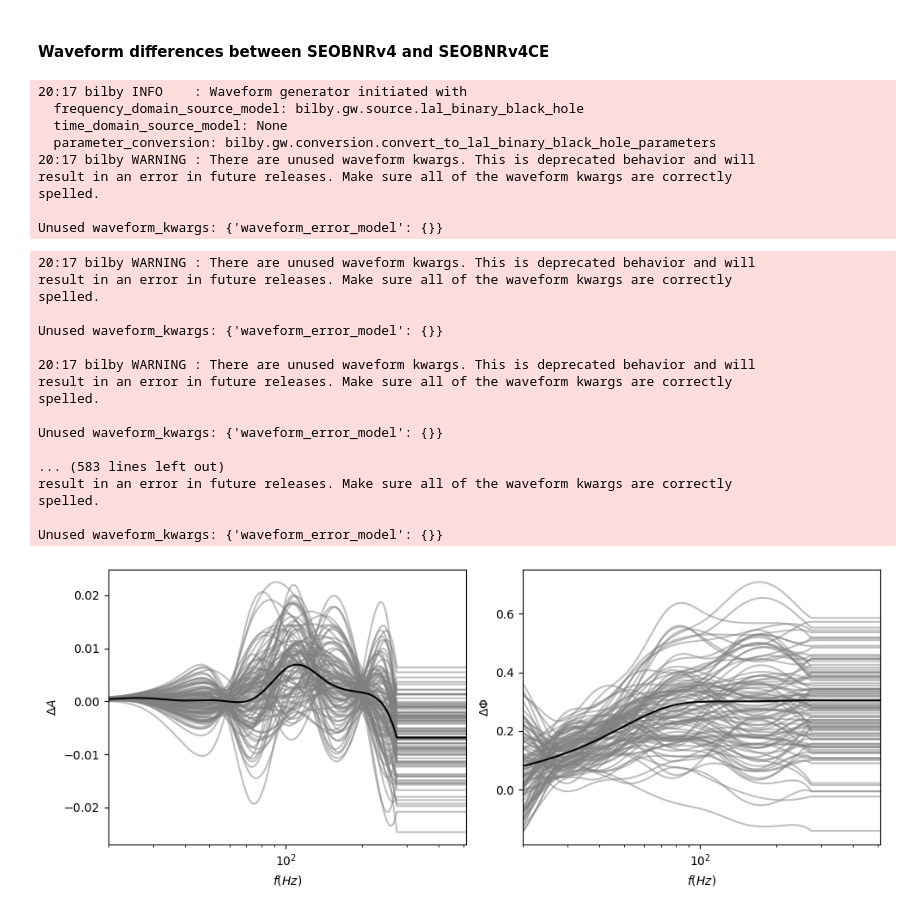
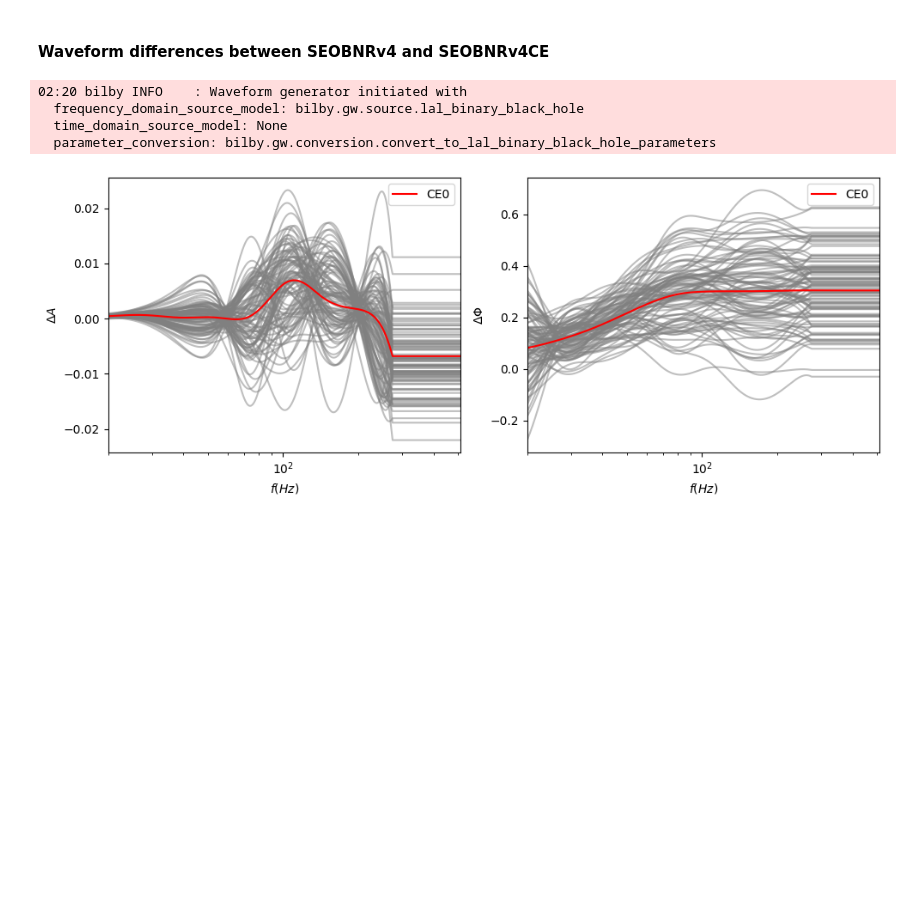
Before and after one commit to riteshbachhar/SEOBNRv4CE, a Jupyter notebook: tutorial/SEOBNRv4CE.ipynb, the cells around one changed output. Saved outputs shown, nothing was run; the diff lists cells and outputs as text; code cells hidden in the pictures; blank space fills up the shorter version.

```diff
--- a/tutorial/SEOBNRv4CE.ipynb
+++ b/tutorial/SEOBNRv4CE.ipynb
@@ -28,6 +25,6 @@ from scripts.bilby_analyze_injection import setup_waveform_generator_standard
 # %%
 # Helper functions
-def draw_seobnrv4ce_wrapper(frequency_array, injection_parameters, eps=None, zero=False):
+def draw_seobnrv4ce_wrapper(frequency_array, injection_parameters, eps=None, zero=False, **waveform_arguments):
     """
     Generates a gravitational waveform using the SEOBNRv4CE model with optional uncertainty parameters.
 
@@ -91,16 +88,13 @@ reference_frequency = minimum_frequency
 waveform_approximant = 'SEOBNRv4_ROM'
 waveform_arguments = dict(waveform_approximant=waveform_approximant,
     reference_frequency=reference_frequency, minimum_frequency=minimum_frequency)
-wferr = seobnrv4ce.WaveformUncertaintyInterpolation()
-wferr.load_interpolation(gpr_model_data_path)
-waveform_arguments['waveform_error_model'] = wferr
 # %% [markdown]
 #### Waveform examples from SEOBNRv4CE model
 # %%
 frequency_array = np.linspace(0, 512.0, 5000)
 
 for _ in range(5):
-    h_CE = draw_seobnrv4ce_wrapper(frequency_array, injection_parameters, zero=False)
+    h_CE = draw_seobnrv4ce_wrapper(frequency_array, injection_parameters, zero=False, **waveform_arguments)
     plt.semilogx(frequency_array, np.real(h_CE));
 
 plt.xlim([10, 512]);
@@ -135,55 +112,35 @@ h_eob = pol['plus'] + 1j * pol['cross']
 frequency_array = eob_wf_gen.frequency_array
 
 # SEOBNRv4CE0 Waveform
-h_CE_0 = draw_seobnrv4ce_wrapper(frequency_array, injection_parameters, zero=True)
+h_CE_0 = draw_seobnrv4ce_wrapper(frequency_array, injection_parameters, zero=True, **waveform_arguments)
 freq, damp_0, dphi_0 = get_damp_dphi(frequency_array, h_CE_0, h_eob)
 # %% [output]
-20:17 bilby INFO    : Waveform generator initiated with
+02:20 bilby INFO    : Waveform generator initiated with
   frequency_domain_source_model: bilby.gw.source.lal_binary_black_hole
   time_domain_source_model: None
   parameter_conversion: bilby.gw.conversion.convert_to_lal_binary_black_hole_parameters
-20:17 bilby WARNING : There are unused waveform kwargs. This is deprecated behavior and will
-result in an error in future releases. Make sure all of the waveform kwargs are correctly
-spelled.
-
-Unused waveform_kwargs: {'waveform_error_model': {}}
 # %%
 fig, axs = plt.subplots(1, 2, figsize=(10, 4))
 
 for _ in range(100):
-    h_CE = draw_seobnrv4ce_wrapper(frequency_array, injection_parameters, zero=False)
+    h_CE = draw_seobnrv4ce_wrapper(frequency_array, injection_parameters, zero=False, **waveform_arguments)
     freq, damp, dphi = get_damp_dphi(frequency_array, h_CE, h_eob)
     axs[0].semilogx(freq, damp, alpha=0.5, c='gray')
     axs[1].semilogx(freq, dphi, alpha=0.5, c='gray')
 
-axs[0].semilogx(freq, damp_0, 'k', label='CE0')
+axs[0].semilogx(freq, damp_0, 'r', label='CE0')
 axs[0].set_xlim([20, 512])
 axs[0].set_xlabel('$f(Hz)$')
 axs[0].set_ylabel('$\Delta A$')
 
-axs[1].semilogx(freq, dphi_0, 'k', label='CE0')
+axs[1].semilogx(freq, dphi_0, 'r', label='CE0')
 axs[1].set_xlim([20, 512])
 axs[1].set_xlabel('$f(Hz)$')
 axs[1].set_ylabel('$\Delta \Phi$')
 
+axs[0].legend()
+axs[1].legend()
 plt.tight_layout()
 plt.show()
 # %% [output]
-20:17 bilby WARNING : There are unused waveform kwargs. This is deprecated behavior and will
-result in an error in future releases. Make sure all of the waveform kwargs are correctly
-spelled.
-
-Unused waveform_kwargs: {'waveform_error_model': {}}
-
-20:17 bilby WARNING : There are unused waveform kwargs. This is deprecated behavior and will
-result in an error in future releases. Make sure all of the waveform kwargs are correctly
-spelled.
-
-Unused waveform_kwargs: {'waveform_error_model': {}}
-
-... (583 lines left out)
-result in an error in future releases. Make sure all of the waveform kwargs are correctly
-spelled.
-
-Unused waveform_kwargs: {'waveform_error_model': {}}
-[figure, old version]
+[figure, new version]
```
Also changed, not shown: parts of 2 cells of this notebook, 2 other files.
